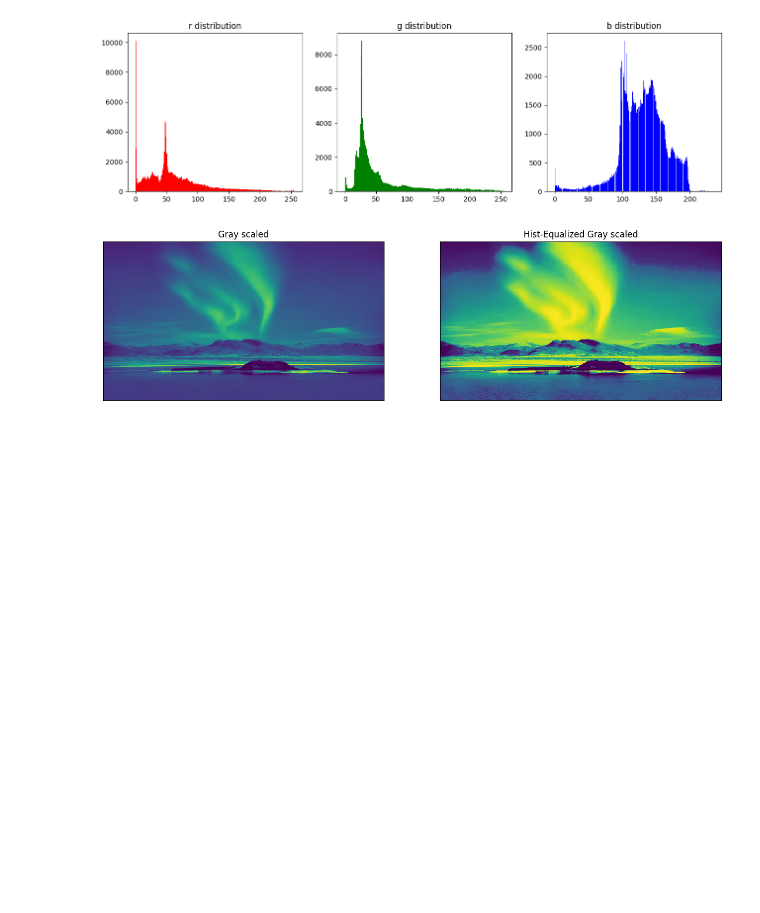
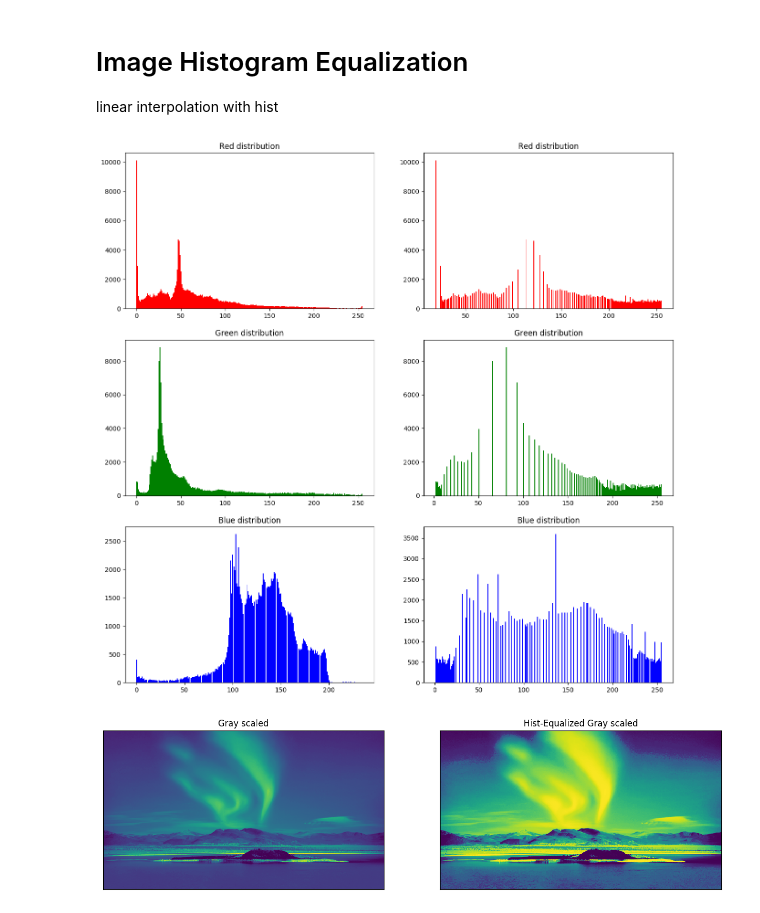
Before and after one commit to gkm2164/kmeans, a Jupyter notebook: kmeans.ipynb, the cells around one changed output. Cells and saved outputs as stored; diff of their text form; code cells hidden in the pictures; blank space fills up the shorter version.

Commit message:
Show color distribution with normal & histogram equalization

```diff
--- a/kmeans.ipynb
+++ b/kmeans.ipynb
@@ -7,26 +7,10 @@ from matplotlib import pyplot as plt
 
 image = Image.open("./aurora.jpg")
 image_vector = np.asarray(image)
-# %%
-fig = plt.figure(dpi = 100)
-plt.subplots_adjust(left=2, right=4, top=0.9, bottom=0.1)
-
-colors = image_vector.shape[2]
-titles = 'r|g|b'.split('|')
-title_format = '{} distribution'
-
-subplots = [fig.add_subplot(1, colors, i + 1,
-                            title = title_format.format(titles[i]))
-            for i in range(colors)]
-
-height, width, _ = image_vector.shape
-
-flatten_image_vector = image_vector.reshape((-1, 3)).copy()
-
-for i in range(colors):
-    _ = subplots[i].hist(flatten_image_vector[:, i], bins = 256, color = titles[i])
-# %% [output]
-[figure, removed]
+# %% [markdown]
+# Image Histogram Equalization
+
+linear interpolation with hist
 # %%
 def hist_equalization(color_vector, number_bins = 256):
     origin_shape = color_vector.shape
@@ -37,6 +21,38 @@ def hist_equalization(color_vector, number_bins = 256):
 
     equalized = np.interp(color_vector.flatten(), bins[:-1], cdf)
     return equalized.reshape(origin_shape)
+# %%
+fig = plt.figure(dpi = 100)
+plt.subplots_adjust(left=2, right=4, top=3, bottom=0.1)
+
+colors = image_vector.shape[2]
+titles = 'Red|Green|Blue'.split('|')
+title_format = '{} distribution'
+
+subplots = [fig.add_subplot(colors, 2, i + 1,
+                            title = title_format.format(titles[int(i / 2)]))
+            for i in range(colors * 2)]
+
+height, width, _ = image_vector.shape
+
+flatten_image_vector = image_vector.reshape((-1, 3)).copy()
+flatten_heq_image_vector = np.zeros(flatten_image_vector.shape)
+
+for i in range(colors):
+    flatten_heq_image_vector[:, i] = hist_equalization(image_vector[:, :, i]).flatten()
+
+fiv = flatten_image_vector.reshape((-1, 3, 1))
+fhiv = flatten_heq_image_vector.reshape((-1, 3, 1))
+
+hist_data = np.concatenate((fiv, fhiv), axis = 2)
+
+for i in range(colors * 2):
+    h, w = int(i / 2), i % 2
+    _ = subplots[i].hist(hist_data[:, h, w], bins = 256, color = titles[int(i / 2)])
+
+heq_image_vector = fhiv.reshape((height, width, 3))
+# %% [output]
+[figure, added]
 # %%
 gray_image_vector = np.asarray(image.convert("L"))
 
```
Also changed, not shown: parts of 2 cells of this notebook, 1 other file.
